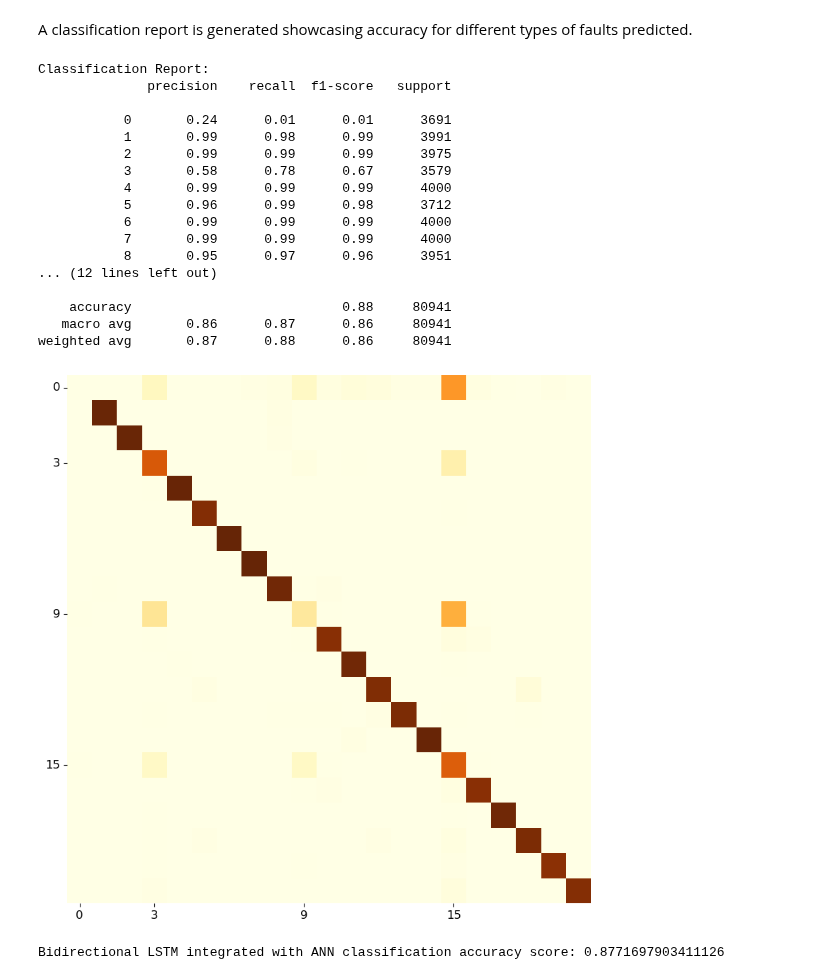
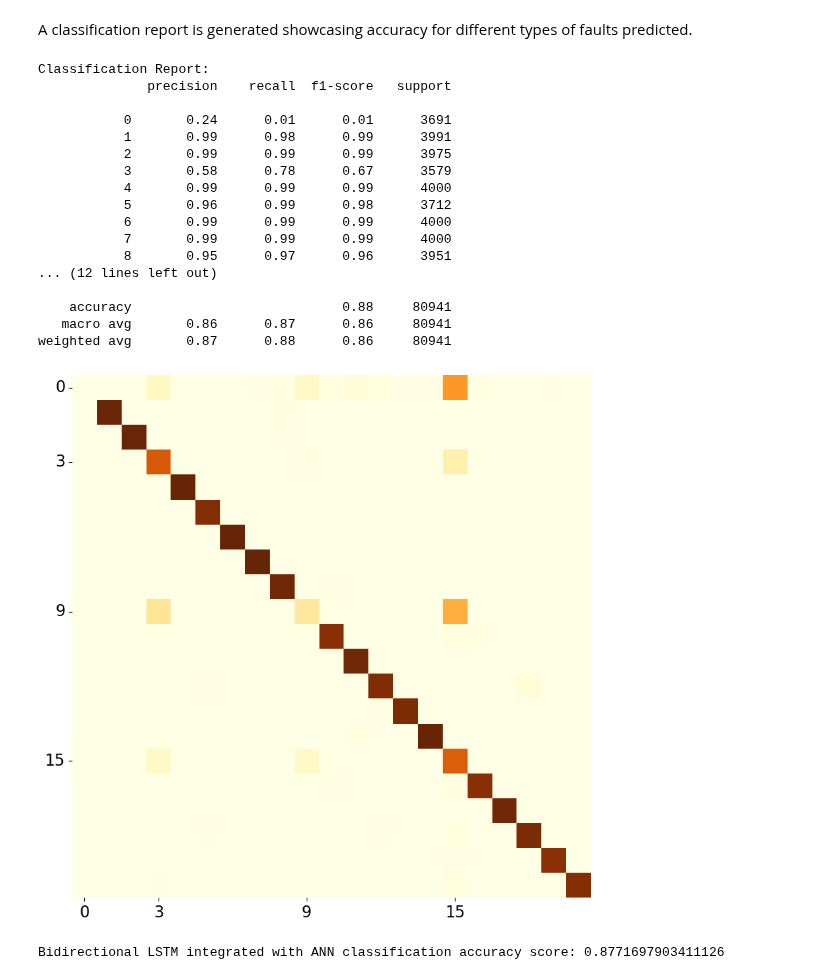
Before and after one commit to bns1808/MECE788Group1, a Jupyter notebook: main/RF and LSTM combined.ipynb, the cells around one changed output. Saved outputs shown, nothing was run; the diff lists cells and outputs as text; code cells hidden in the pictures.

```diff
--- a/main/RF and LSTM combined.ipynb
+++ b/main/RF and LSTM combined.ipynb
@@ -354,3 +354,29 @@ print(classification_rep)
     accuracy                           0.95   2352500
    macro avg       0.94      0.93      0.94   2352500
 weighted avg       0.95      0.95      0.95   2352500
+# %%
+# Add the confusion matrix
+conf_matrix = confusion_matrix(results_df['Actual'], results_df['Predicted'])
+
+# Custom annotations for each square
+custom_annotations = [
+    ["90%", "10%"],
+    ["3%", "97%"]
+]
+
+# Plot the confusion matrix
+plt.figure(figsize=(8, 6))
+plt.imshow(conf_matrix, cmap='YlOrBr')  # Change the colormap to 'orange brown yellow'
+
+# Add labels to the confusion matrix with bold and larger font
+num_labels = len(conf_matrix)
+plt.xticks(range(num_labels), labels=['0', '1'], fontweight='bold', fontsize=18)
+plt.yticks(range(num_labels), labels=['0', '1'], fontweight='bold', fontsize=18)
+
+# Add custom text annotations in each square
+for i in range(num_labels):
+    for j in range(num_labels):
+        plt.text(j, i, custom_annotations[i][j], ha="center", va="center", color="black", fontsize=16)
+
+plt.tight_layout()
+plt.show()
@@ -658,34 +695,34 @@ print("Classification Report:")
 print(report)
 
 # Generate confusion matrix
 cm = confusion_matrix(y_true, y_pred)
 
 # Plot confusion matrix without colorbar, annotating cell values, and tick labels
 plt.figure(figsize=(8, 8))
 sns.heatmap(cm, cmap='YlOrBr', cbar=False, annot=False, fmt='d')
-plt.xticks(ticks=[0.5, 3.5, 9.5, 15.5], labels=[0, 3, 9, 15], fontsize=12, rotation=0)
-plt.yticks(ticks=[0.5, 3.5, 9.5, 15.5], labels=[0, 3, 9, 15], fontsize=12, rotation=0)
+plt.xticks(ticks=[0.5, 3.5, 9.5, 15.5], labels=[0, 3, 9, 15], fontsize=16, rotation=0)
+plt.yticks(ticks=[0.5, 3.5, 9.5, 15.5], labels=[0, 3, 9, 15], fontsize=16, rotation=0)
 plt.tight_layout()
 plt.show()
 
 print("Bidirectional LSTM integrated with ANN classification accuracy score:", accuracy_score(y_true, y_pred))
 # %% [output]
 Classification Report:
               precision    recall  f1-score   support
 
            0       0.24      0.01      0.01      3691
            1       0.99      0.98      0.99      3991
            2       0.99      0.99      0.99      3975
            3       0.58      0.78      0.67      3579
            4       0.99      0.99      0.99      4000
            5       0.96      0.99      0.98      3712
            6       0.99      0.99      0.99      4000
            7       0.99      0.99      0.99      4000
            8       0.95      0.97      0.96      3951
 ... (12 lines left out)
 
     accuracy                           0.88     80941
    macro avg       0.86      0.87      0.86     80941
 weighted avg       0.87      0.88      0.86     80941
-[figure, old version]
+[figure, new version]
 Bidirectional LSTM integrated with ANN classification accuracy score: 0.8771697903411126
```
Also changed, not shown: parts of 3 cells of this notebook.
